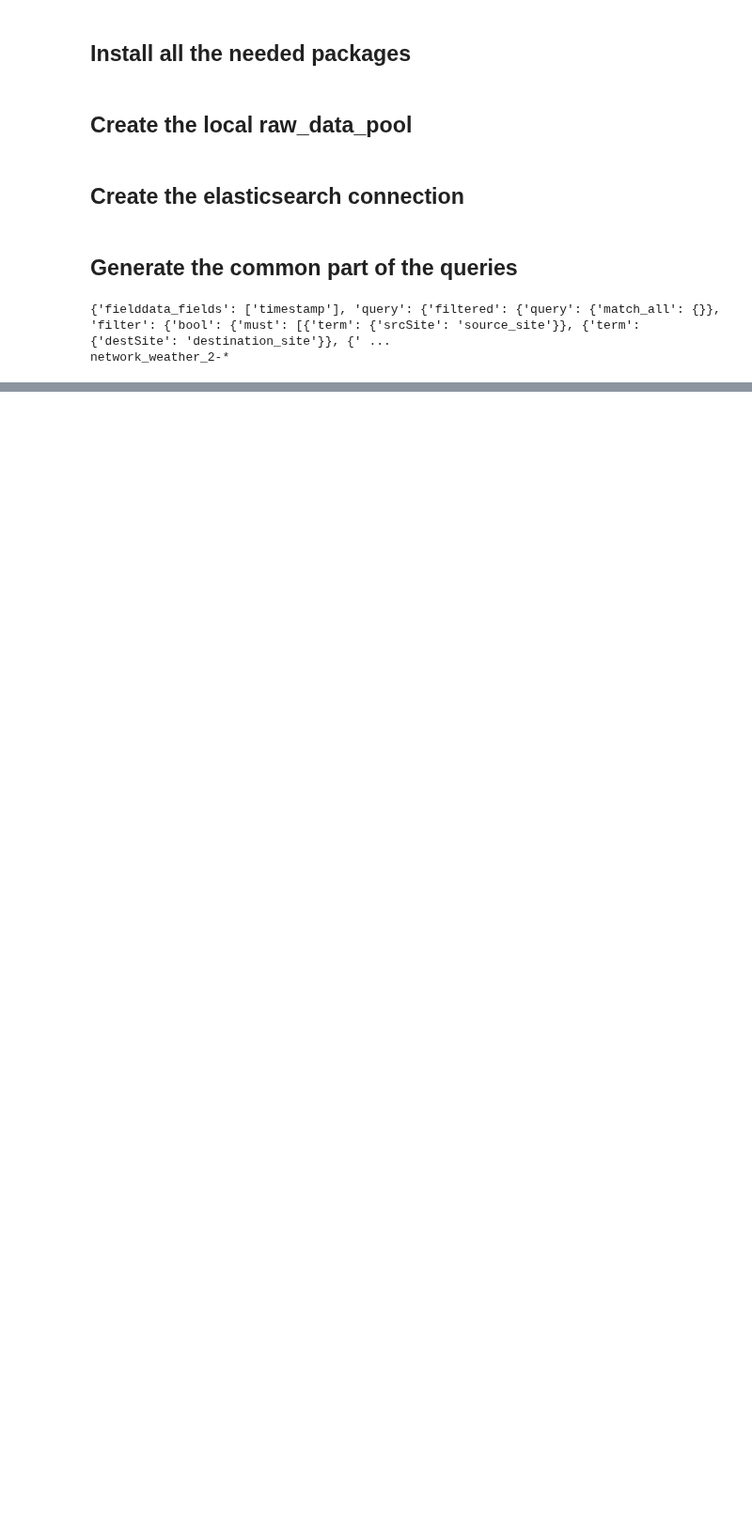
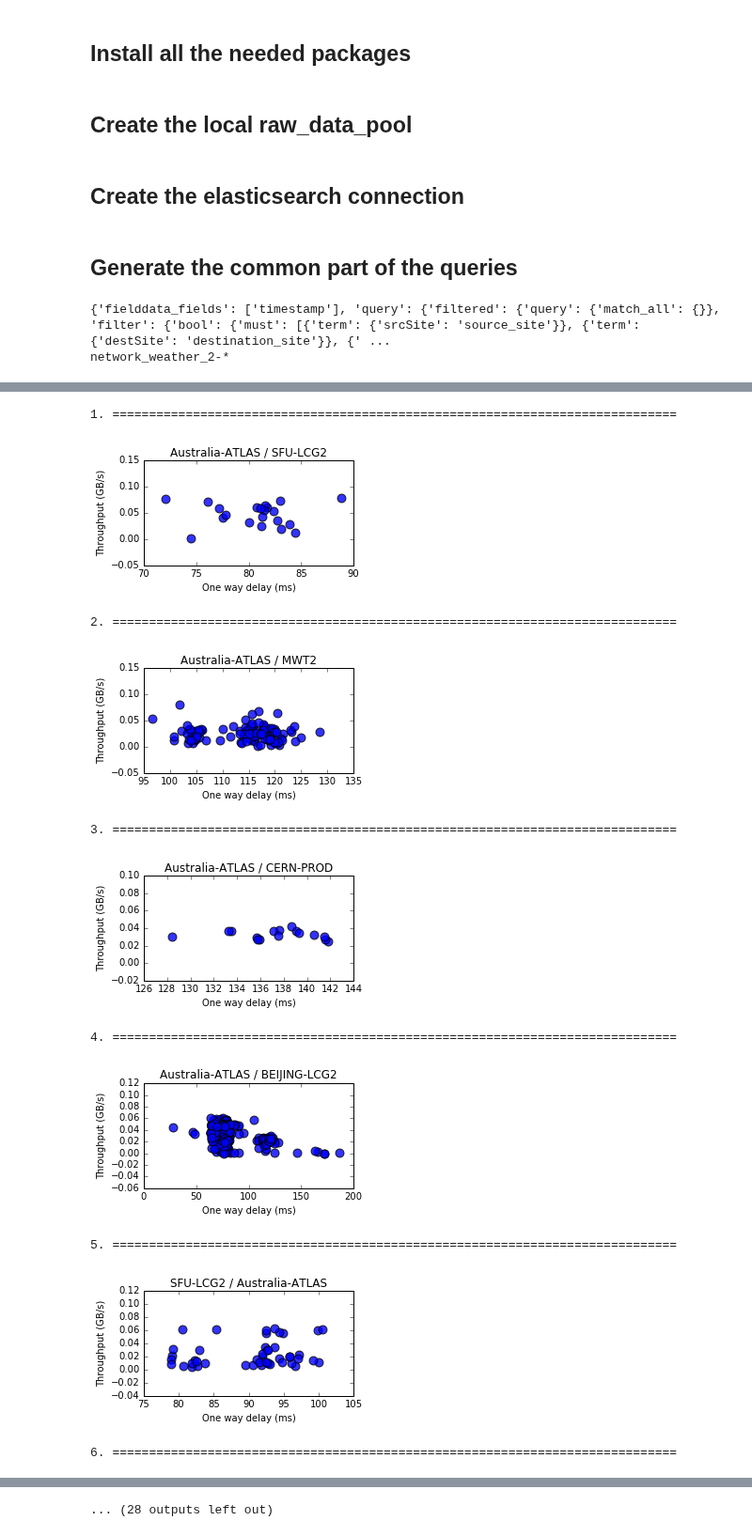
Before and after one commit to ATLAS-Analytics/AnalyticsNotebooks, a Jupyter notebook: Xinran/Xinran5.ipynb, the cells around one changed output, grey strips where cells are left out. Shown at 94% size. Drawn from its saved outputs; the diff is of its cells as text; code cells hidden in the pictures; blank space fills up the shorter version.

```diff
--- a/Xinran/Xinran5.ipynb
+++ b/Xinran/Xinran5.ipynb
@@ -35,7 +35,7 @@ def put_data(src_site, dest_site, timestamp_epoch, column_type, value):
 # %% [markdown]
 ## Create the elasticsearch connection
 # %%
-es = Elasticsearch(['atlas-kibana.mwt2.org:9200'])
+es = Elasticsearch(['atlas-kibana.mwt2.org:9200'], timeout=6000)
 # %% [markdown]
 ## Generate the common part of the queries
 # %%
@@ -69,5 +66,0 @@ network_weather_2-*
-# %%
-my_query['query']['filtered']['filter']['bool']['must'][0]['term']['srcSite'] = "Australia-ATLAS"
-my_query['query']['filtered']['filter']['bool']['must'][0]['term']['destSite'] = "SFU-LCG2"
-
-my_query
@@ -116,0 +236,10 @@ print(count)
+# %%
+sites = ['Australia-ATLAS', 'SFU-LCG2', 'MWT2', 'CERN-PROD', 'BEIJING-LCG2']
+
+count = 0
+for src_site in sites:
+    for dest_site in sites:
+        if src_site != dest_site:
+            count += 1
+            print('{}. ============================================================================='.format(count))
+            nearest_before_resample(src_site, dest_site)
@@ -116,0 +264,39 @@ print(count)
+# %%
+def draw_throughput_vs_delay_median(src_site, dest_site):
+    # First, read in data
+    data = pd.read_pickle('My_data/Nearest_before_resample_from_{}_to_{}.pkl'.format(src_site, dest_site))
+    # Second, calculate the needed variables
+    dm = data.delay_median
+    tp = data.throughput / 1024 / 1024 / 1024 / 8
+    pl = data.packet_loss
+    # Third, draw them
+    plt.figure(figsize=[4, 2])
+#     plt.figure(figsize=[12, 8])
+    plt.scatter(dm, tp, s=80, c='#0000FF', alpha=.8)
+#     plt.scatter(dm, tp, s=80, c='#00DFFC', alpha=.8)
+    plt.xlabel('One way delay (ms)'), plt.ylabel('Throughput (GB/s)')
+    plt.title('{} / {}'.format(src_site, dest_site))
+#     plt.title('Throughput v.s. One way delay ({} to {})'.format(src_site, dest_site))
+    plt.show()
+# %%
+sites = ['Australia-ATLAS', 'SFU-LCG2', 'MWT2', 'CERN-PROD', 'BEIJING-LCG2']
+
+count = 0
+for src_site in sites:
+    for dest_site in sites:
+        if src_site != dest_site:
+            count += 1
+            print('{}. ============================================================================='.format(count))
+            draw_throughput_vs_delay_median(src_site, dest_site)
+# %% [output]
+1. =============================================================================
+[figure, added]
+2. =============================================================================
+[figure, added]
+3. =============================================================================
+[figure, added]
+4. =============================================================================
+[figure, added]
+5. =============================================================================
+[figure, added]
+6. =============================================================================
@@ -116,0 +304 @@ print(count)
+... (28 outputs left out)
```
Also changed, not shown: parts of 11 cells of this notebook, 54 other files.
